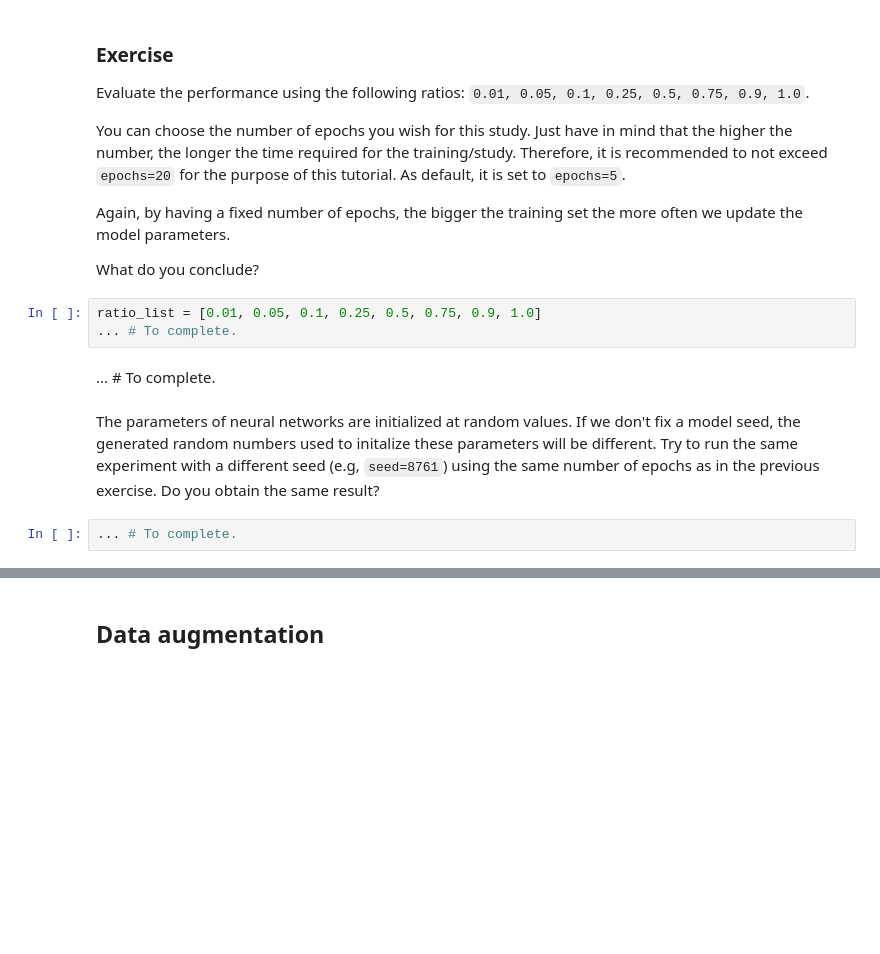
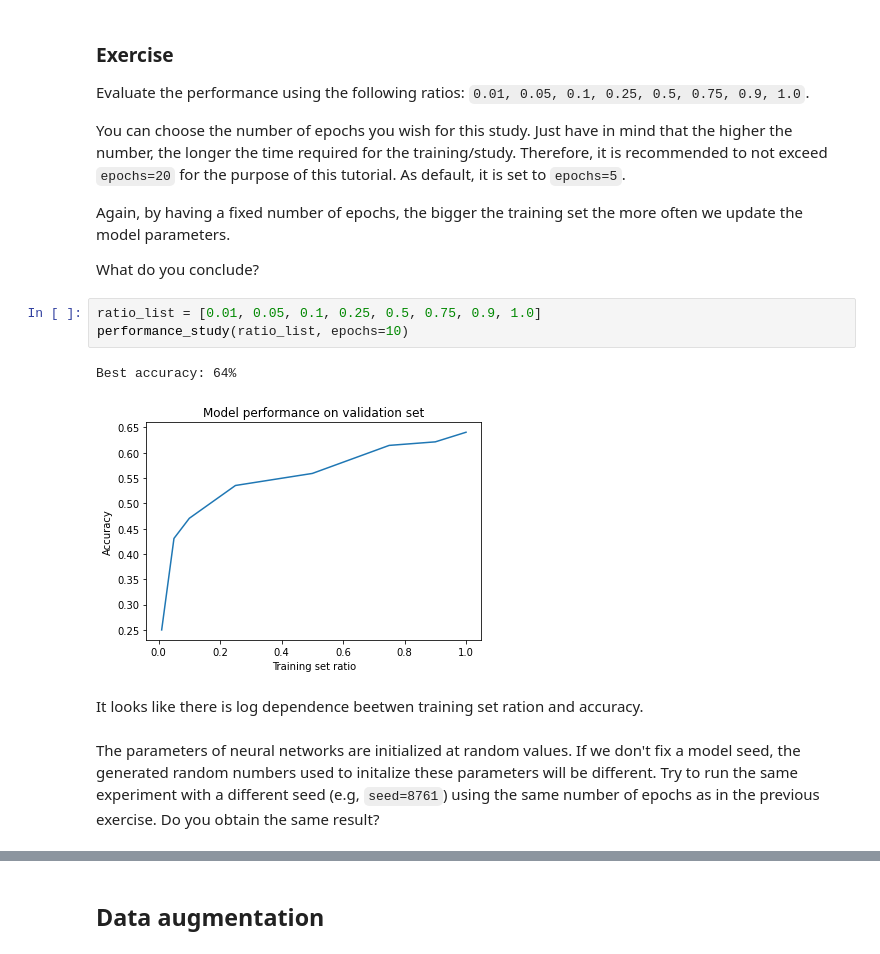
Before and after one commit to CaptainGradus/DeepLearningEDX, a Jupyter notebook: tutorial1_data_exercise.ipynb, the cells around one changed output, grey strips where cells are left out. Saved outputs shown, nothing was run; the diff lists cells and outputs as text; blank space fills up the shorter version.

```diff
--- a/tutorial1_data_exercise.ipynb
+++ b/tutorial1_data_exercise.ipynb
@@ -882,10 +884,11 @@ Again, by having a fixed number of epochs, the bigger the training set the more
 What do you conclude?
 # %%
 ratio_list = [0.01, 0.05, 0.1, 0.25, 0.5, 0.75, 0.9, 1.0]
-... # To complete.
+performance_study(ratio_list, epochs=10)
+# %% [output]
+Best accuracy: 64%
+[figure, added]
-# %% [markdown]
-... # To complete.
+# %% [markdown]
+It looks like there is log dependence beetwen training set ration and accuracy.
 # %% [markdown]
 The parameters of neural networks are initialized at random values. If we don't fix a model seed, the generated random numbers used to initalize these parameters will be different. Try to run the same experiment with a different seed (e.g, `seed=8761`) using the same number of epochs as in the previous exercise. Do you obtain the same result?
-# %%
-... # To complete.
```
Also changed, not shown: parts of 17 cells of this notebook.
